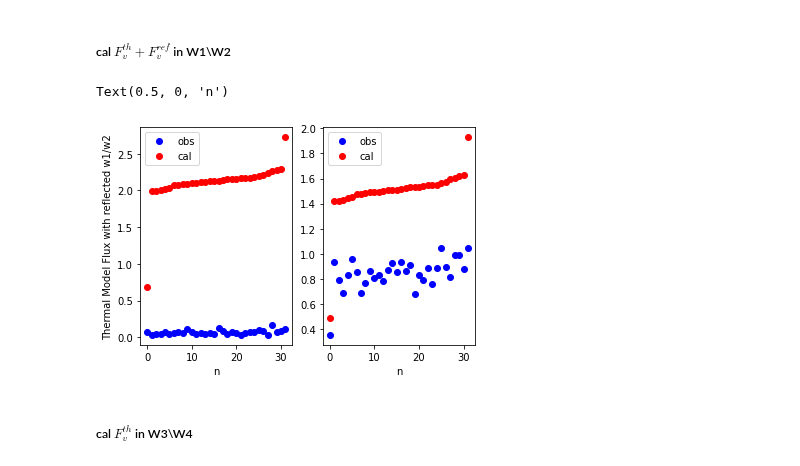
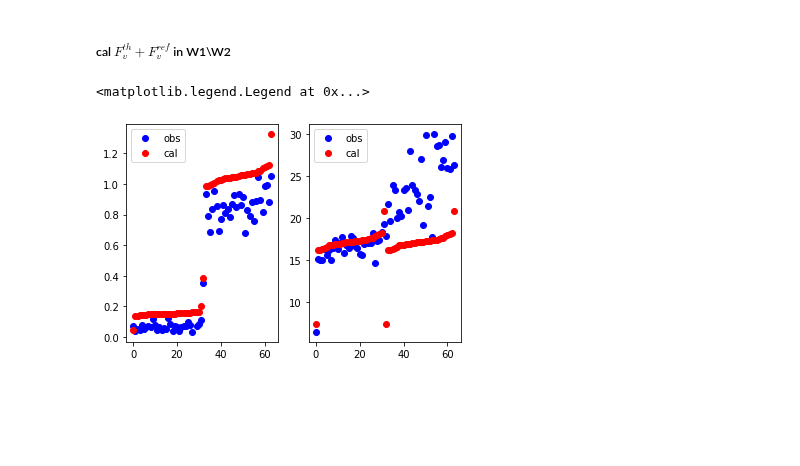
Before and after one commit to AstroHHQ/learngit, a Jupyter notebook: JHX2010CO1/MCMC_ref_2010co1.ipynb, the cells around one changed output. Saved outputs shown, nothing was run; the diff lists cells and outputs as text; code cells hidden in the pictures; blank space fills up the shorter version.

```diff
--- a/JHX2010CO1/MCMC_ref_2010co1.ipynb
+++ b/JHX2010CO1/MCMC_ref_2010co1.ipynb
@@ -80,7 +81,8 @@ def Model_neatm_Ref_jhx(theta,x,lamda):
     q = 0.29+0.684*G
     A = q*pv
     #initial
-    nn = len(astp[0])
+    nn = len(astp)
+    #print(nn)
     qutn = int(nn/4)
     flux = np.zeros(nn)
     #w1,w2 with Ref
@@ -93,8 +95,10 @@ def Model_neatm_Ref_jhx(theta,x,lamda):
     #w3,w3 without Ref
     for i in range(qutn*2,qutn*3):
         flux[i] = get_flux_noref(astp[i],obsp[i],D,lamda3,eta,A)
+        #flux[i] ,frLambi,frLommi= get_flux_ref(astp[i],obsp[i],D,lamda3,eta,A)
     for i in range(qutn*3,qutn*4):
-        flux[i] = get_flux_noref(astp[i],obsp[i],D,lamda4,eta,A)
+        flux[i] = get_flux_noref(astp[i],obsp[i],D,lamda3,eta,A)
+        #flux[i] ,frLambi,frLommi= get_flux_ref(astp[i],obsp[i],D,lamda4,eta,A)
     return flux
 
 def Model_neatm_ohhq(theta,x,lamda):
@@ -281,9 +285,11 @@ alpha_N = (delta_N*delta_N+d_N*d_N-dd_N*dd_N)/(2*delta_N*d_N)
 alpha_N = np.arccos(alpha_N)
 #print("alpha",alpha_N/pi*180,'\n')
 x = (delta_N,d_N,alpha_N)
-x1 = np.hstack((obsec[:,0:3],obsec[:,0:3]))
-x2 = np.hstack((obsec[:,3:6],obsec[:,3:6]))
+x1 = np.vstack((obsec[:,0:3],obsec[:,0:3]))
+x2 = np.vstack((obsec[:,3:6],obsec[:,3:6]))
 x_jhx = (x1,x2)
+astpp,obss = x_jhx
+y = np.vstack((obsdat12,obsdat34))
 # %%
 Dtest = 346
 pv = (1329*pow(10,-Hv/5)/(Dtest*0.001))**2
@@ -359,21 +349,21 @@ Text(0.5, 0, 'n')
 # %% [markdown]
 ##### cal $F_v^{th}+F_v^{ref}$ in W1\W2
+# %%
+flux1234= Model_neatm_Ref_jhx((1.2,200,0.4),x_jhx,lamdai)
+nt = len(flux1234)
 # %%
-flux01 = flux12[0:32]+fluxRef1
-flux02 = flux12[32:64]+fluxRef2
+y12 = obsdat12
+flux12 = flux1234[0:nt//2]
 plt.subplot(1,2,1)
-plt.plot(y0[0:32],'bo',label = 'obs')
-plt.plot(flux01,'ro',label = 'cal')
+plt.plot(y12,'bo',label = 'obs')
+plt.plot(flux12,'ro',label = 'cal')
 plt.legend()
-plt.xlabel("n")
-plt.ylabel("Thermal Model Flux with reflected w1/w2");
+y34 = obsdat34
+flux34 = flux1234[nt//2:]
 plt.subplot(1,2,2)
-plt.plot(y0[32:64],'bo',label = 'obs')
-plt.plot(flux02,'ro',label = 'cal')
+plt.plot(y34,'bo',label = 'obs')
+plt.plot(flux34,'ro',label = 'cal')
 plt.legend()
-plt.xlabel("n")
 # %% [output]
-Text(0.5, 0, 'n')
+<matplotlib.legend.Legend at 0x...>
-[figure, old version]
+[figure, new version]
-# %% [markdown]
-##### cal $F_v^{th}$ in W3\W4
```
Also changed, not shown: parts of 21 cells of this notebook, 3 other files.
